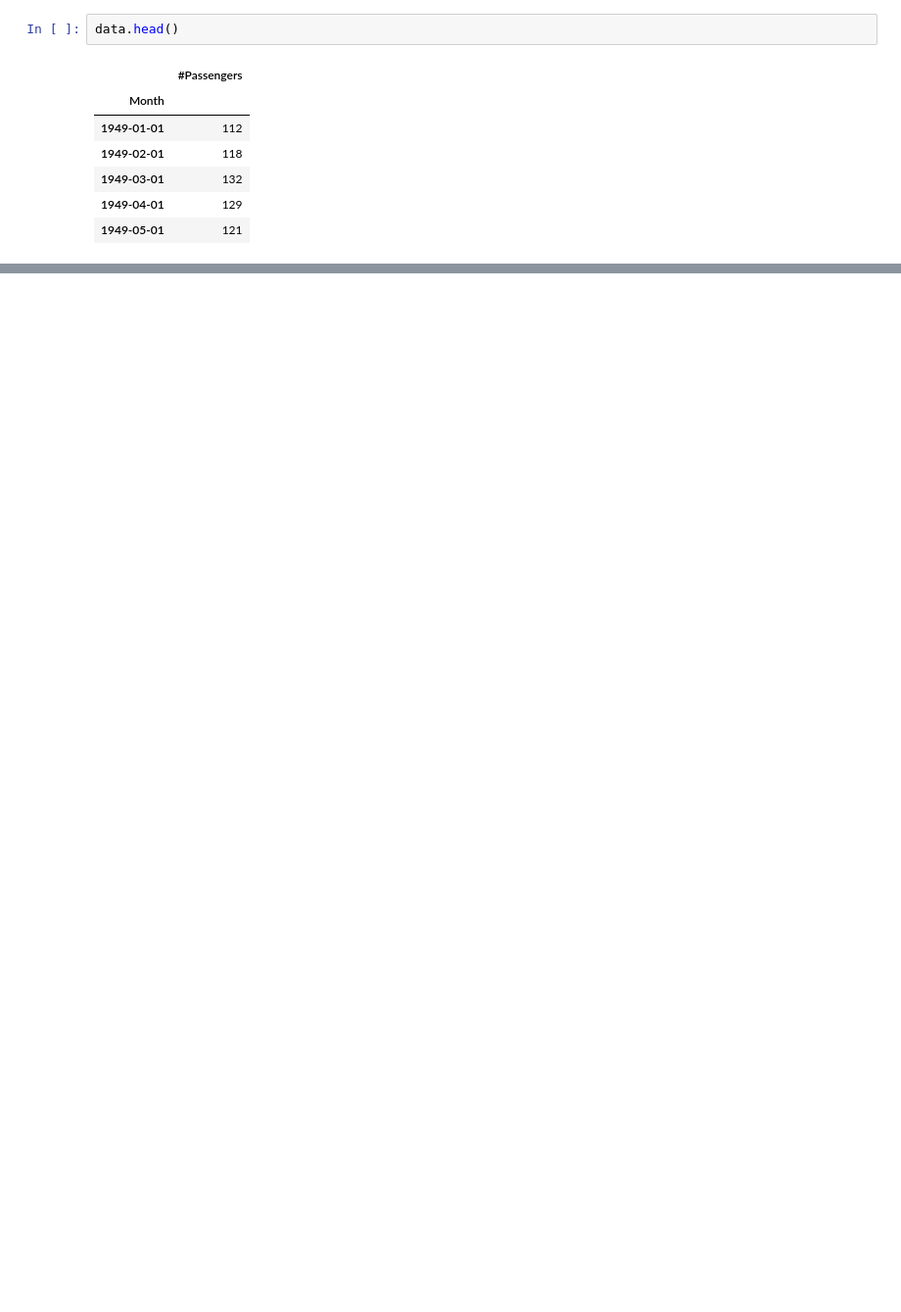
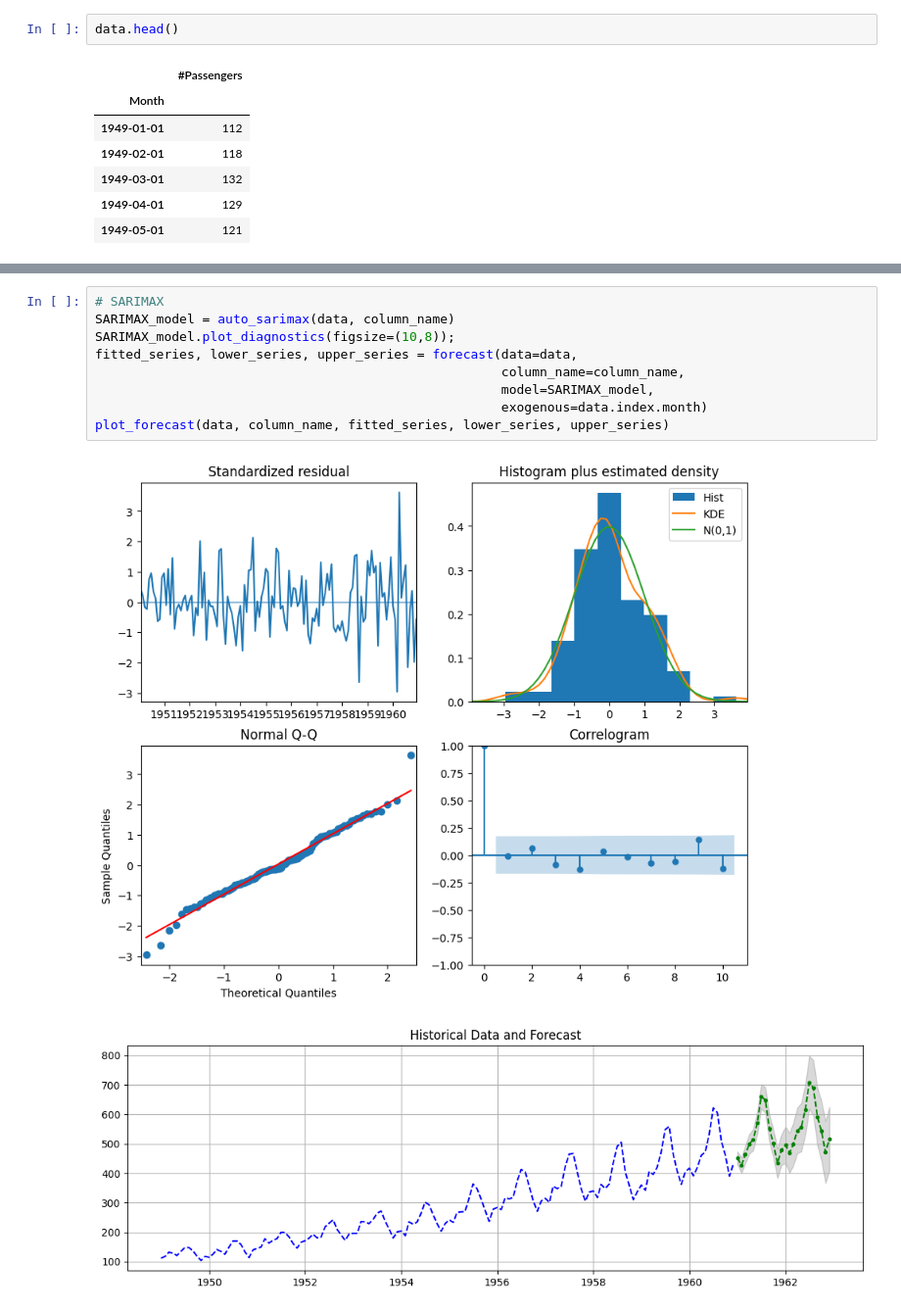
Before and after one commit to ChiaraGitHub/time_series_mix, a Jupyter notebook: test_air.ipynb, the cells around one changed output, grey strips where cells are left out. Shown: that part at 98% size. Saved outputs shown, nothing was run; the diff lists cells and outputs as text; blank space fills up the shorter version.

```diff
--- a/test_air.ipynb
+++ b/test_air.ipynb
@@ -38,0 +75,12 @@ plt.show(block=False)
+# %%
+# SARIMAX
+SARIMAX_model = auto_sarimax(data, column_name)
+SARIMAX_model.plot_diagnostics(figsize=(10,8));
+fitted_series, lower_series, upper_series = forecast(data=data,
+                                                     column_name=column_name,
+                                                     model=SARIMAX_model,
+                                                     exogenous=data.index.month)
+plot_forecast(data, column_name, fitted_series, lower_series, upper_series)
+# %% [output]
+[figure, added]
+[figure, added]
```
Also changed, not shown: parts of 7 cells of this notebook, 8 other files.
